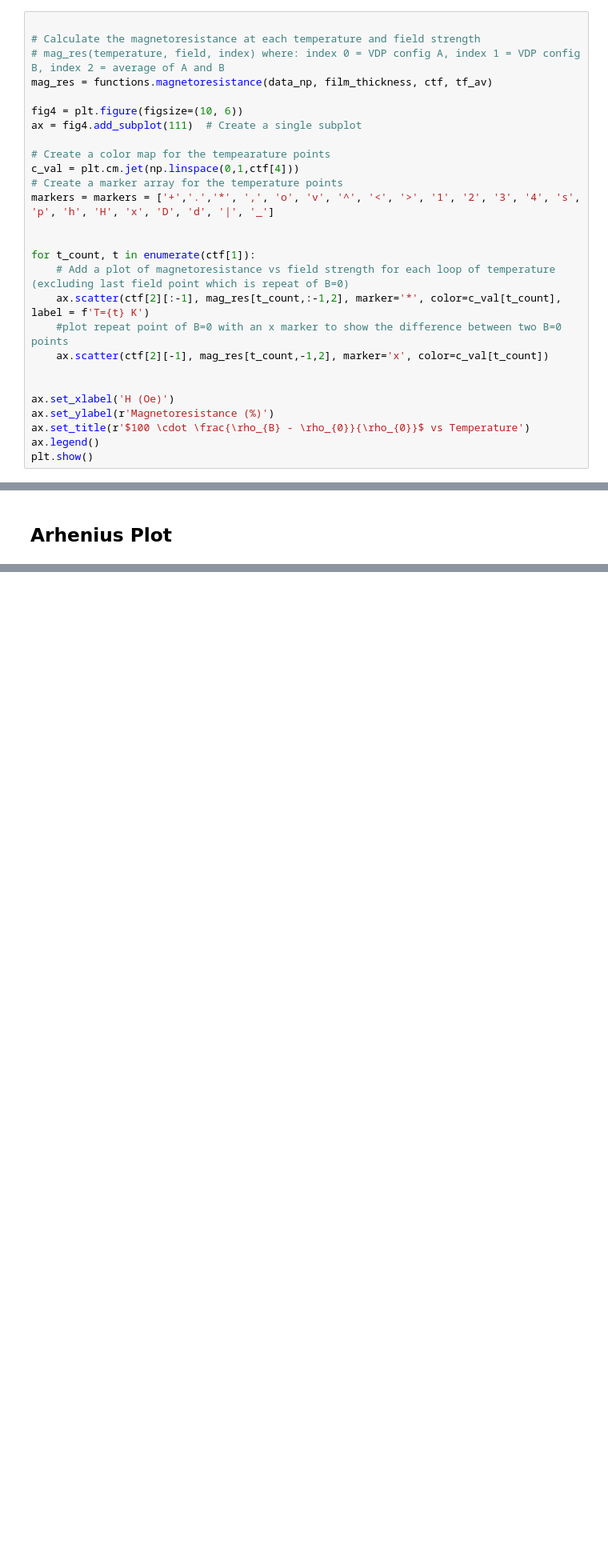
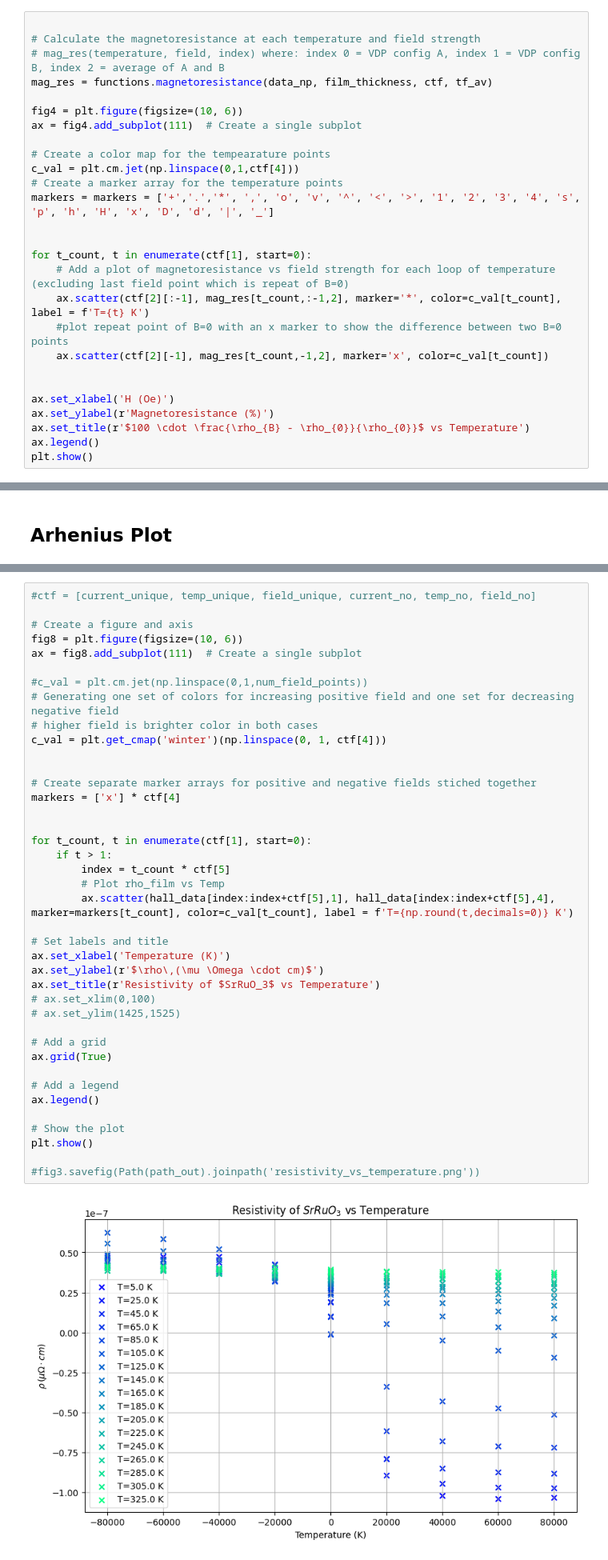
Before and after one commit to hc3413/Electronic_properties_of_thin_films, a Jupyter notebook: Analysis.ipynb, the cells around one changed output, grey strips where cells are left out. Shown at 80% size. Saved outputs shown, nothing was run; the diff lists cells and outputs as text; blank space fills up the shorter version.

```diff
--- a/Analysis.ipynb
+++ b/Analysis.ipynb
@@ -181,7 +179,7 @@ c_val = plt.cm.jet(np.linspace(0,1,ctf[4]))
 markers = markers = ['+','.','*', ',', 'o', 'v', '^', '<', '>', '1', '2', '3', '4', 's', 'p', 'h', 'H', 'x', 'D', 'd', '|', '_']
 
 
-for t_count, t in enumerate(ctf[1]):
+for t_count, t in enumerate(ctf[1], start=0):
     # Add a plot of magnetoresistance vs field strength for each loop of temperature (excluding last field point which is repeat of B=0)
     ax.scatter(ctf[2][:-1], mag_res[t_count,:-1,2], marker='*', color=c_val[t_count], label = f'T={t} K')
     #plot repeat point of B=0 with an x marker to show the difference between two B=0 points
@@ -411,0 +354,42 @@ data_sliced.plot_s_smith(m=mm,n=nn,draw_labels=True, color=colors[color_count],
+# %%
+#ctf = [current_unique, temp_unique, field_unique, current_no, temp_no, field_no]
+
+# Create a figure and axis
+fig8 = plt.figure(figsize=(10, 6))
+ax = fig8.add_subplot(111)  # Create a single subplot
+
+#c_val = plt.cm.jet(np.linspace(0,1,num_field_points))
+# Generating one set of colors for increasing positive field and one set for decreasing negative field
+# higher field is brighter color in both cases
+c_val = plt.get_cmap('winter')(np.linspace(0, 1, ctf[4]))
+
+
+# Create separate marker arrays for positive and negative fields stiched together
+markers = ['x'] * ctf[4]
+
+
+for t_count, t in enumerate(ctf[1], start=0):
+    if t > 1:
+        index = t_count * ctf[5]
+        # Plot rho_film vs Temp
+        ax.scatter(hall_data[index:index+ctf[5],1], hall_data[index:index+ctf[5],4], marker=markers[t_count], color=c_val[t_count], label = f'T={np.round(t,decimals=0)} K')
+
+# Set labels and title
+ax.set_xlabel('Temperature (K)')
+ax.set_ylabel(r'$\rho\,(\mu \Omega \cdot cm)$')
+ax.set_title(r'Resistivity of $SrRuO_3$ vs Temperature')
+# ax.set_xlim(0,100)
+# ax.set_ylim(1425,1525)
+
+# Add a grid
+ax.grid(True)
+
+# Add a legend
+ax.legend()
+
+# Show the plot
+plt.show()
+
+#fig3.savefig(Path(path_out).joinpath('resistivity_vs_temperature.png'))
+# %% [output]
+[figure, added]
```
Also changed, not shown: parts of 16 cells of this notebook, 1 other file.
